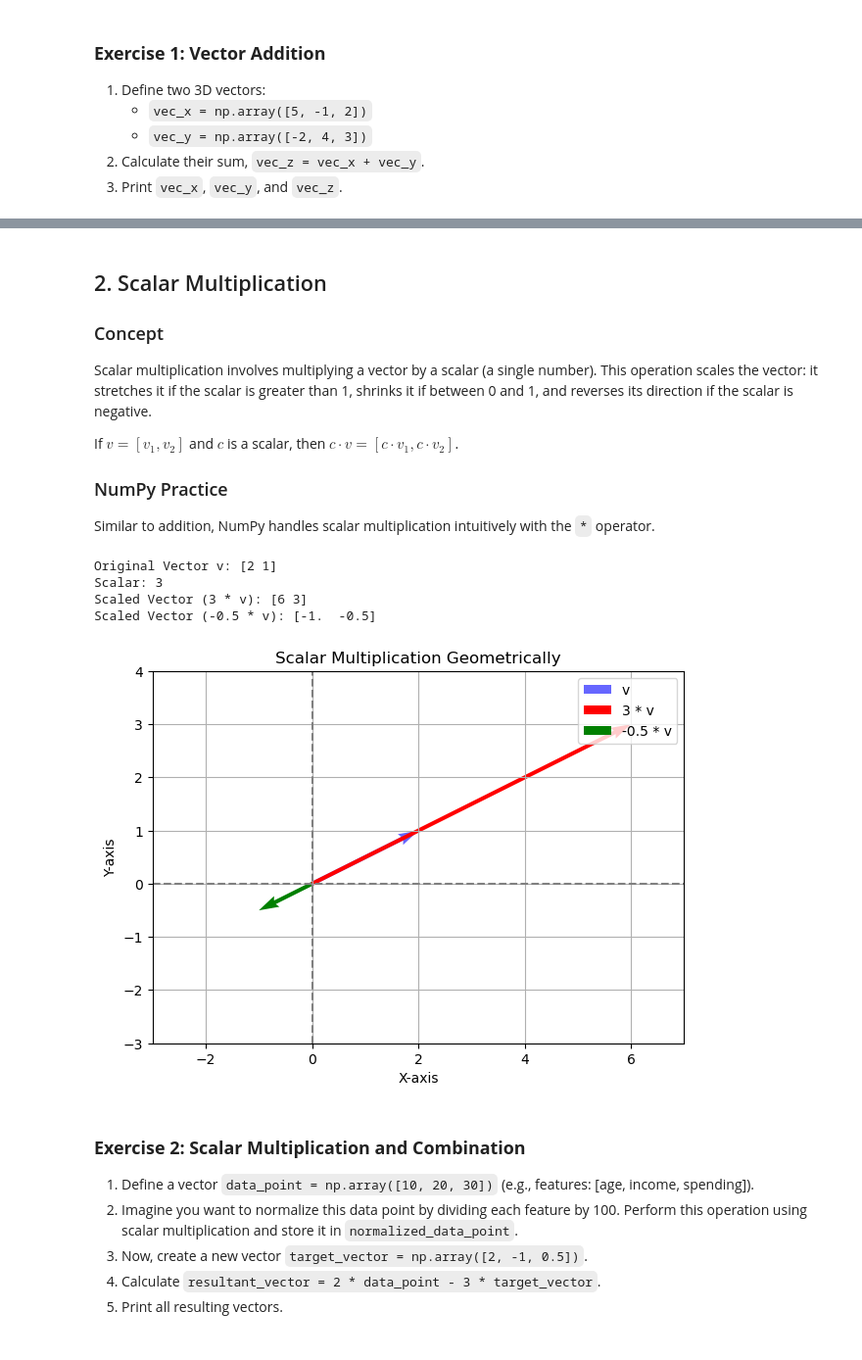
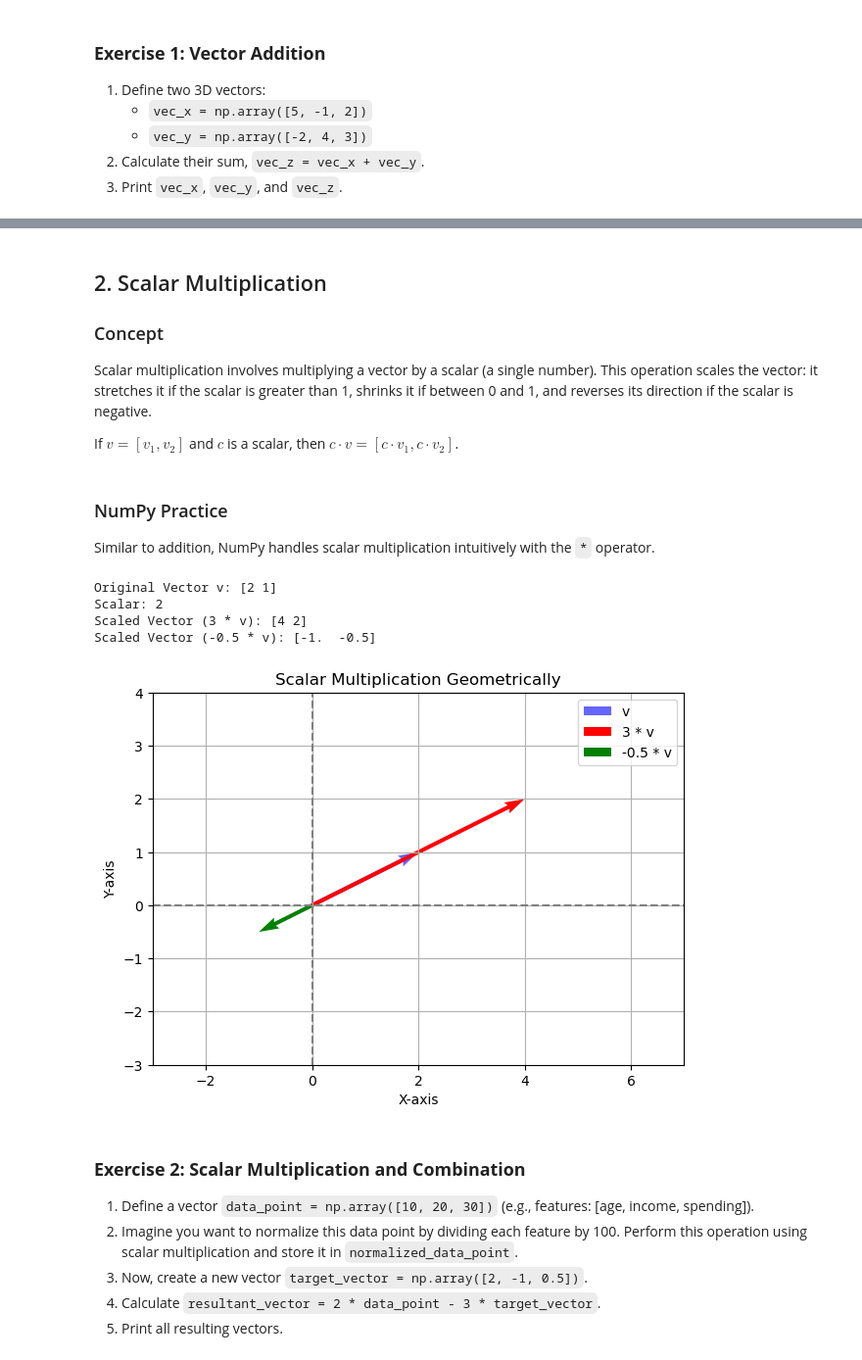
Before and after one commit to rksfn/linear_algebra, a Jupyter notebook: day02_vector_operations.ipynb, the cells around one changed output, grey strips where cells are left out. Shown at 98% size. Drawn from its saved outputs; the diff is of its cells as text; code cells hidden in the pictures.

```diff
--- a/day02_vector_operations.ipynb
+++ b/day02_vector_operations.ipynb
@@ -88,45 +117,76 @@ Vector Z (Sum): [3 3 5]
 Scalar multiplication involves multiplying a vector by a scalar (a single number). This operation scales the vector: it stretches it if the scalar is greater than 1, shrinks it if between 0 and 1, and reverses its direction if the scalar is negative.
 
 If $v = [v_1, v_2]$ and $c$ is a scalar, then $c \cdot v = [c \cdot v_1, c \cdot v_2]$.
-
-### NumPy Practice
-Similar to addition, NumPy handles scalar multiplication intuitively with the `*` operator.
+# %% [markdown]
+### NumPy Practice
+Similar to addition, NumPy handles scalar multiplication intuitively with the `*` operator.
 # %%
 v = np.array([2, 1])
-scalar = 3
+scalar = 2
 
 scaled_v = scalar * v
 print("Original Vector v:", v)
 print("Scalar:", scalar)
 print("Scaled Vector (3 * v):", scaled_v)
 
 negative_scalar = -0.5
 scaled_v_neg = negative_scalar * v
 print("Scaled Vector (-0.5 * v):", scaled_v_neg)
 
 # Geometric Visualization
 plt.figure(figsize=(7, 7))
-plt.quiver(0, 0, v[0], v[1], angles='xy', scale_units='xy', scale=1, color='blue', label='v', alpha=0.6)
-plt.quiver(0, 0, scaled_v[0], scaled_v[1], angles='xy', scale_units='xy', scale=1, color='red', label='3 * v')
-plt.quiver(0, 0, scaled_v_neg[0], scaled_v_neg[1], angles='xy', scale_units='xy', scale=1, color='green', label='-0.5 * v')
+plt.quiver(
+    0,
+    0,
+    v[0],
+    v[1],
+    angles="xy",
+    scale_units="xy",
+    scale=1,
+    color="blue",
+    label="v",
+    alpha=0.6,
+)
+plt.quiver(
+    0,
+    0,
+    scaled_v[0],
+    scaled_v[1],
+    angles="xy",
+    scale_units="xy",
+    scale=1,
+    color="red",
+    label="3 * v",
+)
+plt.quiver(
+    0,
+    0,
+    scaled_v_neg[0],
+    scaled_v_neg[1],
+    angles="xy",
+    scale_units="xy",
+    scale=1,
+    color="green",
+    label="-0.5 * v",
+)
 
 plt.xlim(-3, 7)
 plt.ylim(-3, 4)
-plt.axvline(x=0, color='gray', linestyle='--')
-plt.axhline(y=0, color='gray', linestyle='--')
+plt.axvline(x=0, color="gray", linestyle="--")
+plt.axhline(y=0, color="gray", linestyle="--")
 plt.grid()
 plt.xlabel("X-axis")
 plt.ylabel("Y-axis")
 plt.title("Scalar Multiplication Geometrically")
 plt.legend()
-plt.gca().set_aspect('equal', adjustable='box')
+plt.gca().set_aspect("equal", adjustable="box")
 plt.show()
 # %% [output]
 Original Vector v: [2 1]
-Scalar: 3
-Scaled Vector (3 * v): [6 3]
+Scalar: 2
+Scaled Vector (3 * v): [4 2]
 Scaled Vector (-0.5 * v): [-1.  -0.5]
-[figure, old version]
+[figure, new version]
 # %% [markdown]
 ### **Exercise 2: Scalar Multiplication and Combination**
 
```
Also changed, not shown: parts of 23 cells of this notebook.
